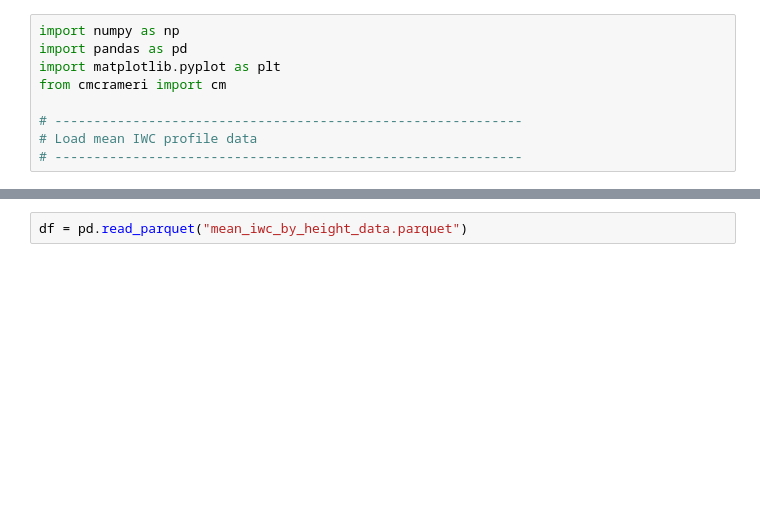
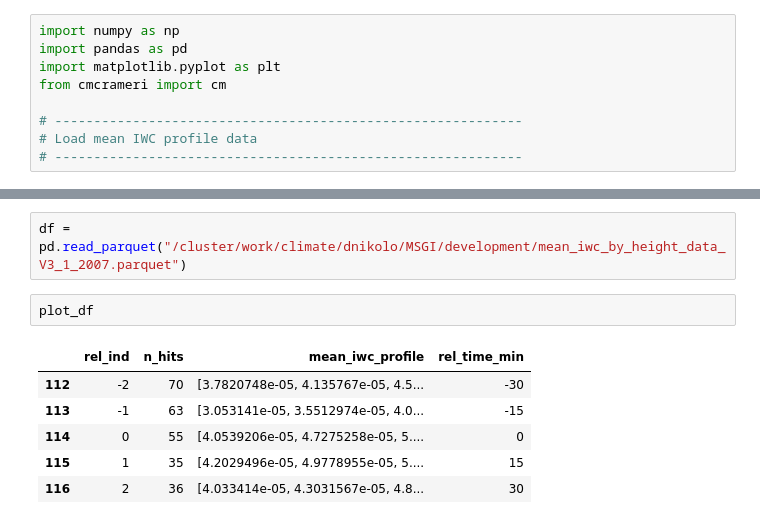
Before and after one commit to DragomirNikolov/MSGI, a Jupyter notebook: development/bulk_plots.ipynb, the cells around one changed output, grey strips where cells are left out. Saved outputs shown, nothing was run; the diff lists cells and outputs as text; blank space fills up the shorter version.

```diff
--- a/development/bulk_plots.ipynb
+++ b/development/bulk_plots.ipynb
@@ -10,2 +19,11 @@ from cmcrameri import cm
 # %%
-df = pd.read_parquet("mean_iwc_by_height_data.parquet")
+df = pd.read_parquet("/cluster/work/climate/dnikolo/MSGI/development/mean_iwc_by_height_data_V3_1_2007.parquet")
+# %%
+plot_df
+# %% [output]
+|  | rel_ind | n_hits | mean_iwc_profile | rel_time_min |
+| 112 | -2 | 70 | [3.7820748e-05, 4.135767e-05, 4.5... | -30 |
+| 113 | -1 | 63 | [3.053141e-05, 3.5512974e-05, 4.0... | -15 |
+| 114 | 0 | 55 | [4.0539206e-05, 4.7275258e-05, 5.... | 0 |
+| 115 | 1 | 35 | [4.2029496e-05, 4.9778955e-05, 5.... | 15 |
+| 116 | 2 | 36 | [4.033414e-05, 4.3031567e-05, 4.8... | 30 |
```
Also changed, not shown: parts of 7 cells of this notebook, 5 other files.
